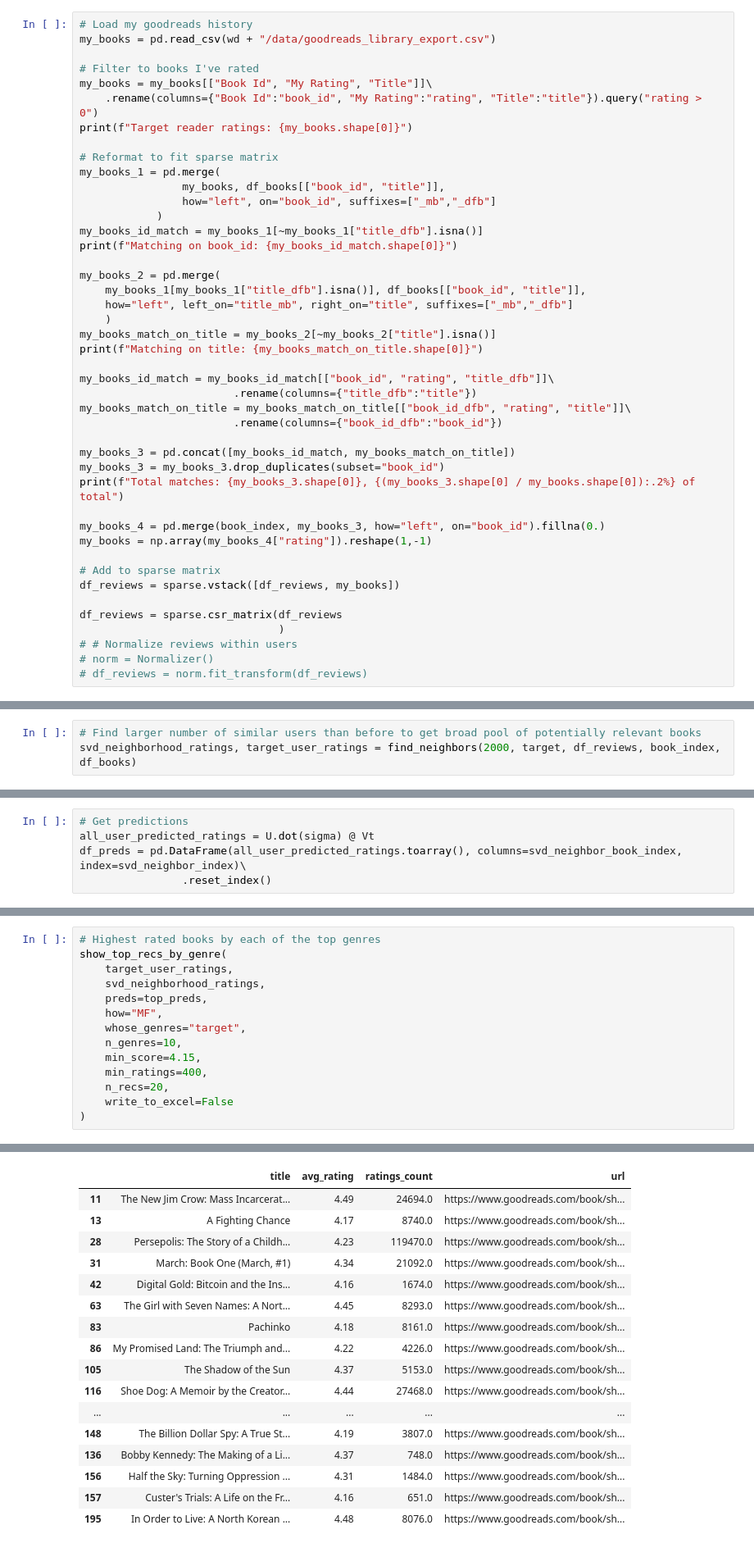
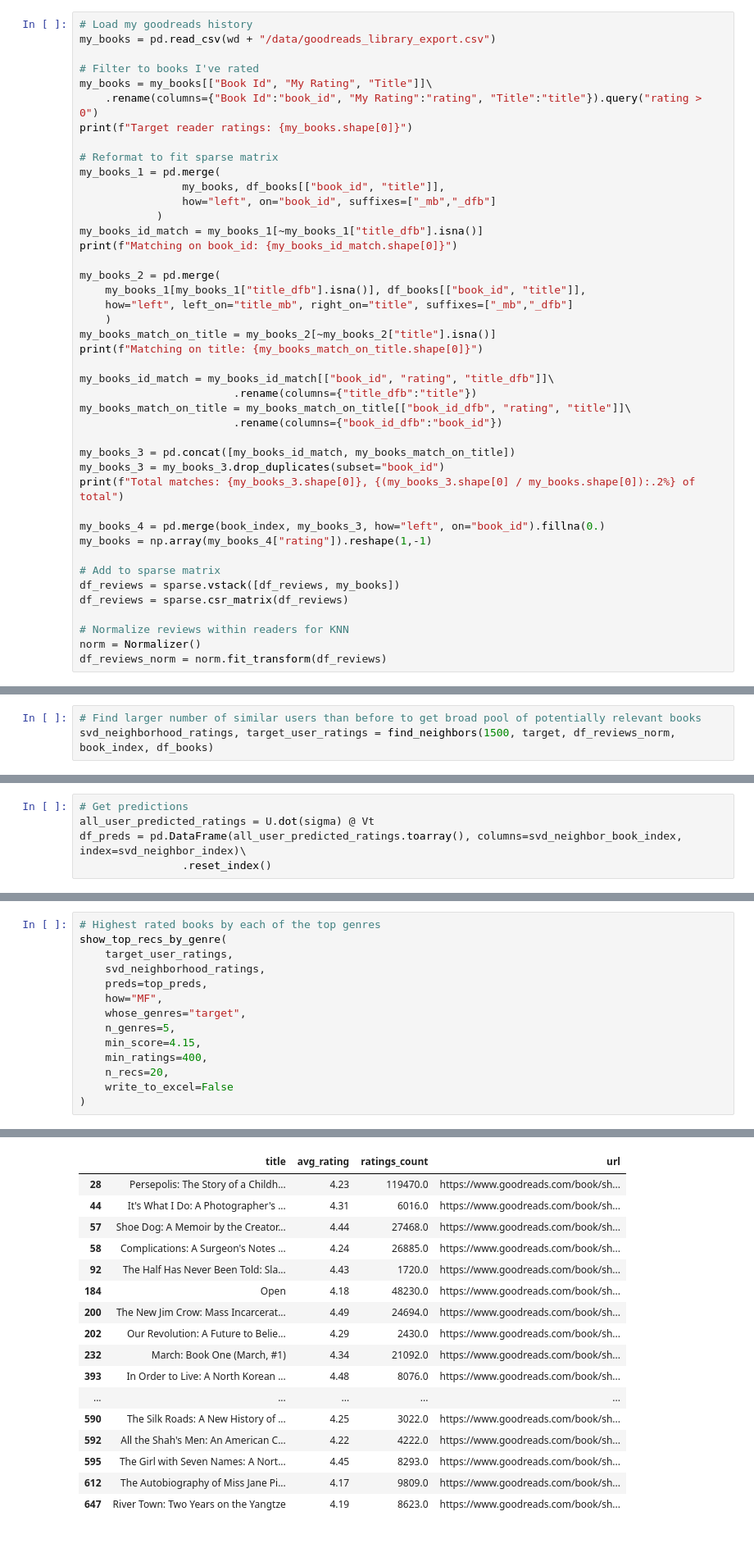
Before and after one commit to mraottth/projects, a Jupyter notebook: Goodreads Book Recommender/02_book_recommender.ipynb, the cells around one changed output, grey strips where cells are left out. Shown at 82% size. Cells and saved outputs as stored; diff of their text form.

```diff
--- a/Goodreads Book Recommender/02_book_recommender.ipynb
+++ b/Goodreads Book Recommender/02_book_recommender.ipynb
@@ -73,10 +91,9 @@ my_books = np.array(my_books_4["rating"]).reshape(1,-1)
 
 # Add to sparse matrix
 df_reviews = sparse.vstack([df_reviews, my_books])
+df_reviews = sparse.csr_matrix(df_reviews)
 
-df_reviews = sparse.csr_matrix(df_reviews
-                               )
-# # Normalize reviews within users
-# norm = Normalizer()
-# df_reviews = norm.fit_transform(df_reviews)
+# Normalize reviews within readers for KNN
+norm = Normalizer()
+df_reviews_norm = norm.fit_transform(df_reviews)
 # %% [output]
@@ -429,6 +483,6 @@ _____
 # %%
 # Find larger number of similar users than before to get broad pool of potentially relevant books
-svd_neighborhood_ratings, target_user_ratings = find_neighbors(2000, target, df_reviews, book_index, df_books)
+svd_neighborhood_ratings, target_user_ratings = find_neighbors(1500, target, df_reviews_norm, book_index, df_books)
 # %%
 # Get unique users and books to slice df_reviews
 svd_neighbor_index = svd_neighborhood_ratings["uid"].unique()
@@ -562,36 +618,36 @@ top_rated.head(15)
 # %%
 # Highest rated books by each of the top genres
 show_top_recs_by_genre(
     target_user_ratings,
     svd_neighborhood_ratings,
     preds=top_preds,
     how="MF",
     whose_genres="target",
-    n_genres=10,
+    n_genres=5,
     min_score=4.15,
     min_ratings=400,
     n_recs=20,
     write_to_excel=False
 )
 # %% [output]
 Genre 5: ['history', 'war', 'political', 'account', 'world', 'year', 'country', 'family', 'century', 'people']
 |  | title | avg_rating | ratings_count | url |
-| 11 | The New Jim Crow: Mass Incarcerat... | 4.49 | 24694.0 | https://www.goodreads.com/book/sh... |
-| 13 | A Fighting Chance | 4.17 | 8740.0 | https://www.goodreads.com/book/sh... |
 | 28 | Persepolis: The Story of a Childh... | 4.23 | 119470.0 | https://www.goodreads.com/book/sh... |
-| 31 | March: Book One (March, #1) | 4.34 | 21092.0 | https://www.goodreads.com/book/sh... |
-| 42 | Digital Gold: Bitcoin and the Ins... | 4.16 | 1674.0 | https://www.goodreads.com/book/sh... |
-| 63 | The Girl with Seven Names: A Nort... | 4.45 | 8293.0 | https://www.goodreads.com/book/sh... |
-| 83 | Pachinko | 4.18 | 8161.0 | https://www.goodreads.com/book/sh... |
-| 86 | My Promised Land: The Triumph and... | 4.22 | 4226.0 | https://www.goodreads.com/book/sh... |
-| 105 | The Shadow of the Sun | 4.37 | 5153.0 | https://www.goodreads.com/book/sh... |
-| 116 | Shoe Dog: A Memoir by the Creator... | 4.44 | 27468.0 | https://www.goodreads.com/book/sh... |
+| 44 | It's What I Do: A Photographer's ... | 4.31 | 6016.0 | https://www.goodreads.com/book/sh... |
+| 57 | Shoe Dog: A Memoir by the Creator... | 4.44 | 27468.0 | https://www.goodreads.com/book/sh... |
+| 58 | Complications: A Surgeon's Notes ... | 4.24 | 26885.0 | https://www.goodreads.com/book/sh... |
+| 92 | The Half Has Never Been Told: Sla... | 4.43 | 1720.0 | https://www.goodreads.com/book/sh... |
+| 184 | Open | 4.18 | 48230.0 | https://www.goodreads.com/book/sh... |
+| 200 | The New Jim Crow: Mass Incarcerat... | 4.49 | 24694.0 | https://www.goodreads.com/book/sh... |
+| 202 | Our Revolution: A Future to Belie... | 4.29 | 2430.0 | https://www.goodreads.com/book/sh... |
+| 232 | March: Book One (March, #1) | 4.34 | 21092.0 | https://www.goodreads.com/book/sh... |
+| 393 | In Order to Live: A North Korean ... | 4.48 | 8076.0 | https://www.goodreads.com/book/sh... |
 | ... | ... | ... | ... | ... |
-| 148 | The Billion Dollar Spy: A True St... | 4.19 | 3807.0 | https://www.goodreads.com/book/sh... |
-| 136 | Bobby Kennedy: The Making of a Li... | 4.37 | 748.0 | https://www.goodreads.com/book/sh... |
-| 156 | Half the Sky: Turning Oppression ... | 4.31 | 1484.0 | https://www.goodreads.com/book/sh... |
-| 157 | Custer's Trials: A Life on the Fr... | 4.16 | 651.0 | https://www.goodreads.com/book/sh... |
-| 195 | In Order to Live: A North Korean ... | 4.48 | 8076.0 | https://www.goodreads.com/book/sh... |
+| 590 | The Silk Roads: A New History of ... | 4.25 | 3022.0 | https://www.goodreads.com/book/sh... |
+| 592 | All the Shah's Men: An American C... | 4.22 | 4222.0 | https://www.goodreads.com/book/sh... |
+| 595 | The Girl with Seven Names: A Nort... | 4.45 | 8293.0 | https://www.goodreads.com/book/sh... |
+| 612 | The Autobiography of Miss Jane Pi... | 4.17 | 9809.0 | https://www.goodreads.com/book/sh... |
+| 647 | River Town: Two Years on the Yangtze | 4.19 | 8623.0 | https://www.goodreads.com/book/sh... |
 _____
 
 Genre 15: ['history', 'poem', 'essay', 'text', 'century', 'collection', 'world', 'writing', 'introduction', 'literature']
```
Also changed, not shown: parts of 29 cells of this notebook, 1 other file.
